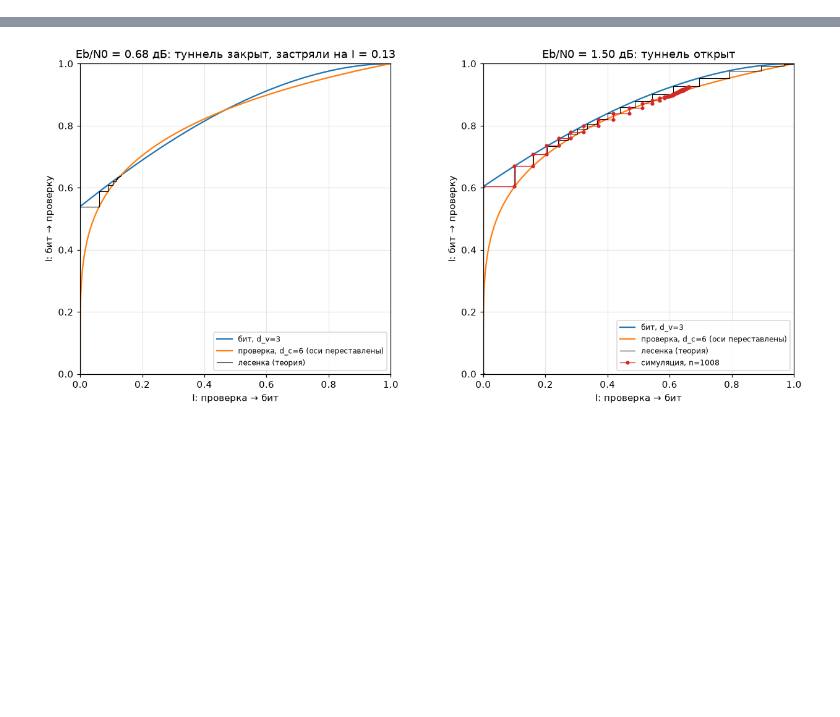
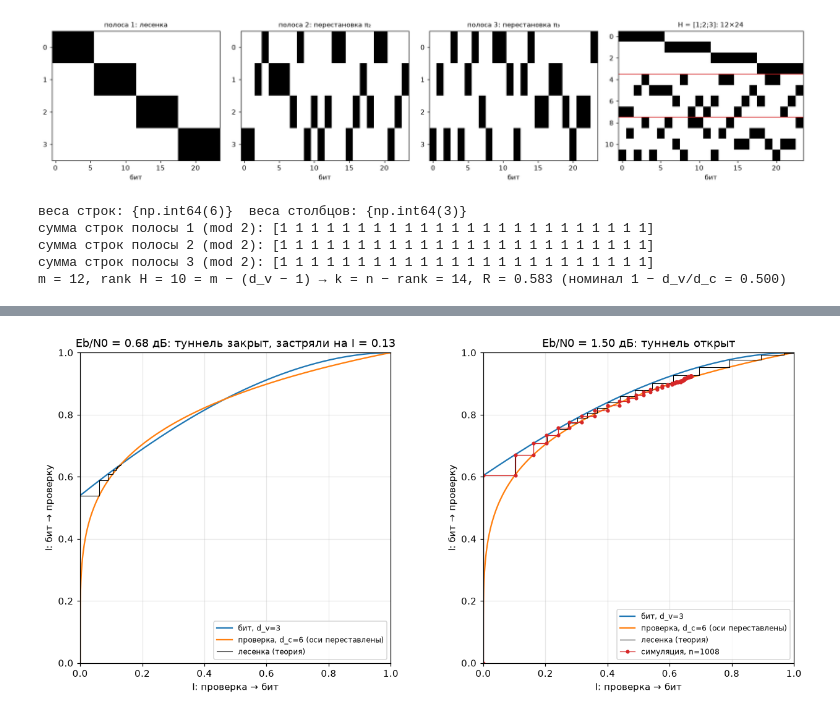
Before and after one commit to arsatyants/dsp-notebooks, a Jupyter notebook: notebooks/ldpc_sim.ipynb, the cells around one changed output, grey strips where cells are left out. Drawn from its saved outputs; the diff is of its cells as text; code cells hidden in the pictures; blank space fills up the shorter version.

```diff
--- a/notebooks/ldpc_sim.ipynb
+++ b/notebooks/ldpc_sim.ipynb
@@ -308,0 +333,31 @@ print(f"После декодера: BER = {np.mean(Ch[:, code.info] != U):.2e},
+# %%
+n_s = 24; mb = n_s // DC
+r2 = np.random.default_rng(5)
+base = np.zeros((mb, n_s), int)
+for i in range(mb):
+    base[i, i * DC:(i + 1) * DC] = 1              # шаг 1: лесенка
+perms = [np.arange(n_s)] + [r2.permutation(n_s) for _ in range(DV - 1)]
+bands = [base[:, p] for p in perms]               # шаг 2: перестановки столбцов
+Hs = np.vstack(bands)                             # шаг 3: полосы друг под другом
+
+fig, ax = plt.subplots(1, 4, figsize=(16, 3.6), gridspec_kw={"width_ratios": [1, 1, 1, 1.1]})
+for a, M, t in zip(ax, bands + [Hs], ["полоса 1: лесенка", "полоса 2: перестановка π₂", "полоса 3: перестановка π₃",
+                                      f"H = [1;2;3]: {Hs.shape[0]}×{Hs.shape[1]}"]):
+    a.imshow(M, cmap="Greys", aspect="auto", interpolation="nearest"); a.set_title(t, fontsize=10); a.grid(False)
+    a.set_yticks(range(0, M.shape[0], 1 if M.shape[0] <= mb else 2))
+    a.set_xlabel("бит")
+for b in range(1, DV): ax[3].axhline(b * mb - 0.5, color="C3", lw=1)
+plt.tight_layout(); plt.show()
+
+print("веса строк:", set(Hs.sum(1)), " веса столбцов:", set(Hs.sum(0)))
+for b, M in enumerate(bands):
+    print(f"сумма строк полосы {b + 1} (mod 2): {M.sum(0) % 2}")
+rk = len(gf2_rref(Hs)[1])
+print(f"m = {Hs.shape[0]}, rank H = {rk} = m − (d_v − 1) → k = n − rank = {n_s - rk}, R = {(n_s - rk) / n_s:.3f} (номинал 1 − d_v/d_c = {1 - DV / DC:.3f})")
+# %% [output]
+[figure, added]
+веса строк: {np.int64(6)}  веса столбцов: {np.int64(3)}
+сумма строк полосы 1 (mod 2): [1 1 1 1 1 1 1 1 1 1 1 1 1 1 1 1 1 1 1 1 1 1 1 1]
+сумма строк полосы 2 (mod 2): [1 1 1 1 1 1 1 1 1 1 1 1 1 1 1 1 1 1 1 1 1 1 1 1]
+сумма строк полосы 3 (mod 2): [1 1 1 1 1 1 1 1 1 1 1 1 1 1 1 1 1 1 1 1 1 1 1 1]
+m = 12, rank H = 10 = m − (d_v − 1) → k = n − rank = 14, R = 0.583 (номинал 1 − d_v/d_c = 0.500)
```
Also changed, not shown: parts of 49 cells of this notebook, 2 other files.
